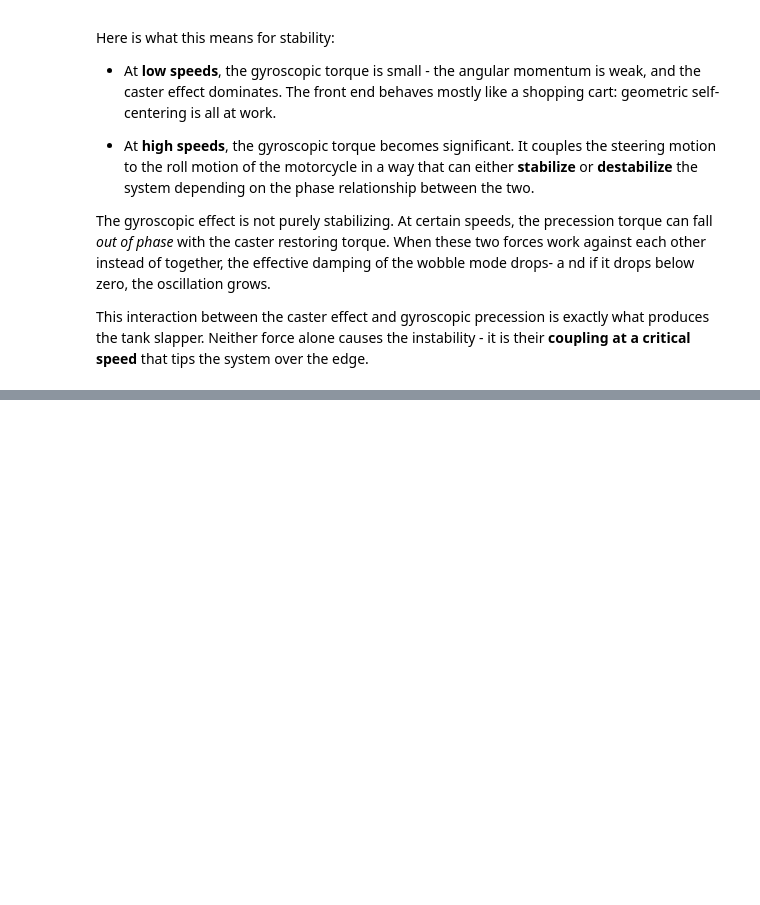
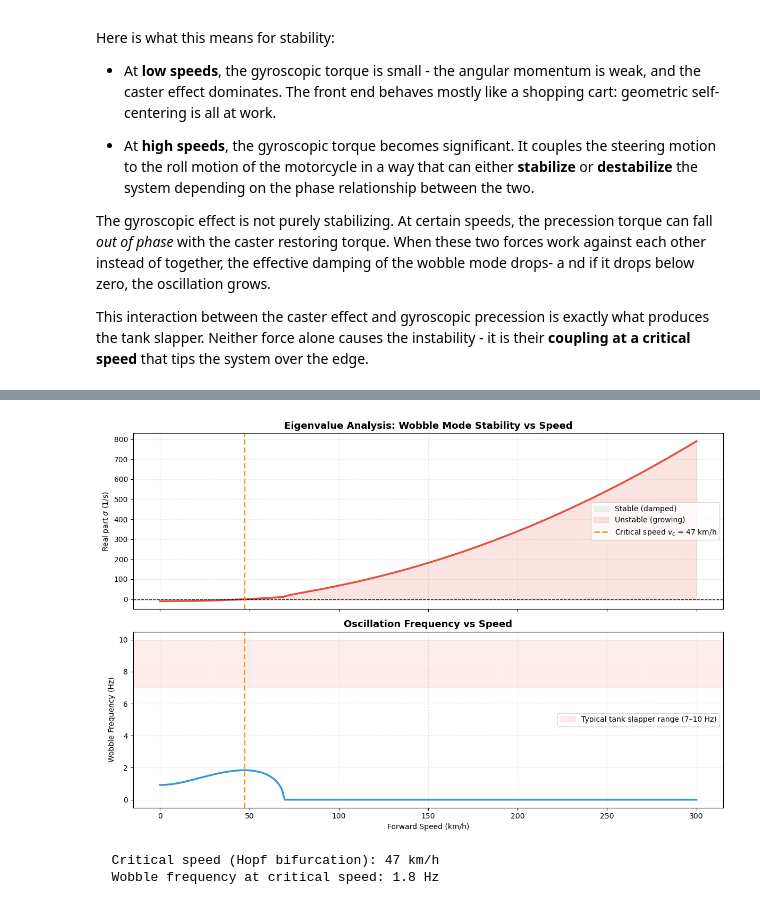
Before and after one commit to lizzardbald/motorcycle-stability, a Jupyter notebook: Main.ipynb, the cells around one changed output, grey strips where cells are left out. Cells and saved outputs as stored; diff of their text form; code cells hidden in the pictures; blank space fills up the shorter version.

```diff
--- a/Main.ipynb
+++ b/Main.ipynb
@@ -190,0 +250,6 @@ This interaction between the caster effect and gyroscopic precession is exactly
+# %%
+stability.plot_eigenvalue_vs_speed()
+# %% [output]
+[figure, added]
+  Critical speed (Hopf bifurcation): 47 km/h
+  Wobble frequency at critical speed: 1.8 Hz
```
Also changed, not shown: parts of 4 cells of this notebook, 1 other file.
